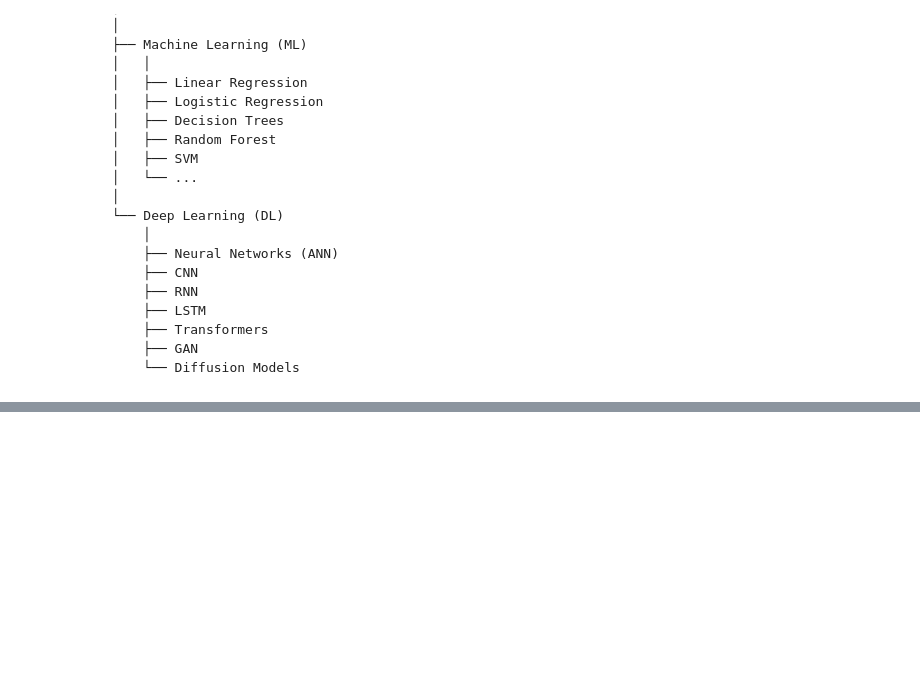
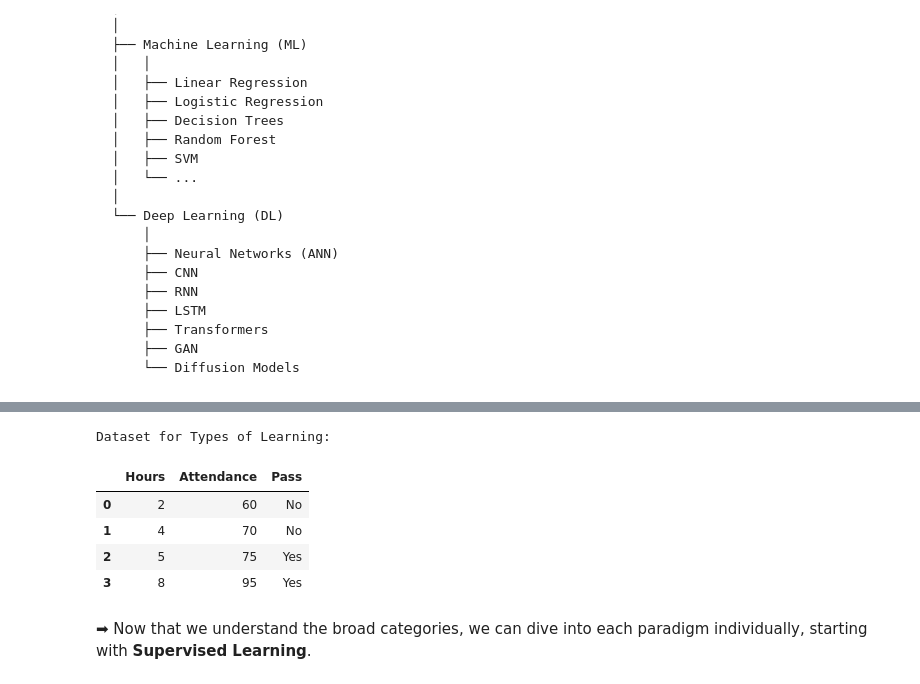
Before and after one commit to rsys-adsingh/Machine-Learning, a Jupyter notebook: study/Chapter_1.ipynb, the cells around one changed output, grey strips where cells are left out. Saved outputs shown, nothing was run; the diff lists cells and outputs as text; code cells hidden in the pictures; blank space fills up the shorter version.

```diff
--- a/study/Chapter_1.ipynb
+++ b/study/Chapter_1.ipynb
@@ -257,0 +380,21 @@ Artificial Intelligence (AI)
+# %%
+import pandas as pd
+
+# Creating the example dataset
+df_learning = pd.DataFrame({
+    "Hours": [2, 4, 5, 8],
+    "Attendance": [60, 70, 75, 95],
+    "Pass": ["No", "No", "Yes", "Yes"]
+})
+
+print("Dataset for Types of Learning:")
+display(df_learning)
+# %% [output]
+Dataset for Types of Learning:
+|  | Hours | Attendance | Pass |
+| 0 | 2 | 60 | No |
+| 1 | 4 | 70 | No |
+| 2 | 5 | 75 | Yes |
+| 3 | 8 | 95 | Yes |
+# %% [markdown]
+➡ Now that we understand the broad categories, we can dive into each paradigm individually, starting with **Supervised Learning**.
```
Also changed, not shown: parts of 8 cells of this notebook.
